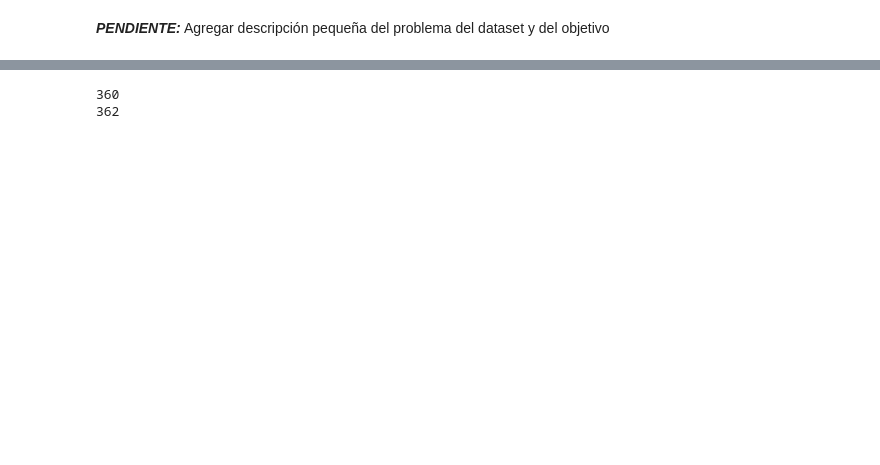
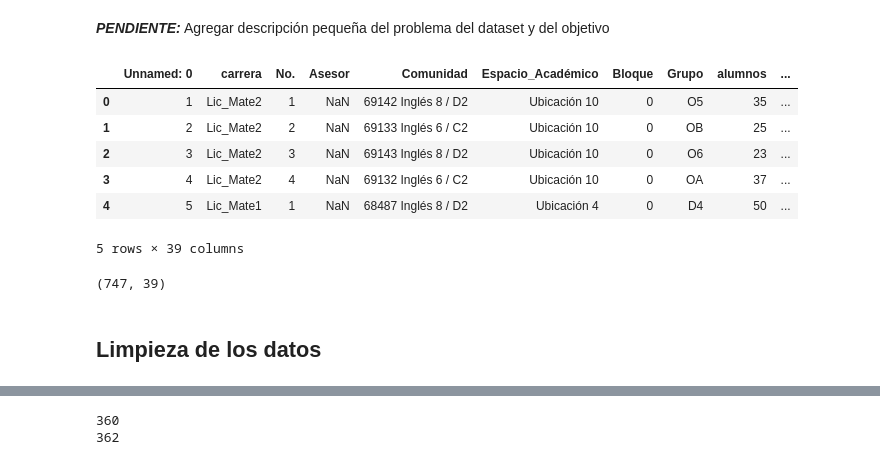
Before and after one commit to ArturoG1z/Proyecto-CyAD, a Jupyter notebook: Notebook/proyecto_modulo_3.ipynb, the cells around one changed output, grey strips where cells are left out. Cells and saved outputs as stored; diff of their text form; code cells hidden in the pictures; blank space fills up the shorter version.

```diff
--- a/Notebook/proyecto_modulo_3.ipynb
+++ b/Notebook/proyecto_modulo_3.ipynb
@@ -11,5 +9,22 @@ Mounted at /content/drive
 ***PENDIENTE:*** Agregar descripción pequeña del problema del dataset y del objetivo
 # %%
 import pandas as pd
-ruta = '/content/drive/MyDrive/Colab Notebooks/PROYECTO/data set con color.xlsx'
-df = pd.read_excel(ruta)
+# ruta = '/content/drive/MyDrive/Colab Notebooks/PROYECTO/data set con color.xlsx'
+ruta = './data set Proyecto.xlsx'
+df_original = pd.read_excel(ruta)
+# %%
+df_original.head()
+# %% [output]
+|  | Unnamed: 0 | carrera | No. | Asesor | Comunidad | Espacio_Académico | Bloque | Grupo | alumnos | ... |
+| 0 | 1 | Lic_Mate2 | 1 | NaN | 69142 Inglés 8 / D2 | Ubicación 10 | 0 | O5 | 35 | ... |
+| 1 | 2 | Lic_Mate2 | 2 | NaN | 69133 Inglés 6 / C2 | Ubicación 10 | 0 | OB | 25 | ... |
+| 2 | 3 | Lic_Mate2 | 3 | NaN | 69143 Inglés 8 / D2 | Ubicación 10 | 0 | O6 | 23 | ... |
+| 3 | 4 | Lic_Mate2 | 4 | NaN | 69132 Inglés 6 / C2 | Ubicación 10 | 0 | OA | 37 | ... |
+| 4 | 5 | Lic_Mate1 | 1 | NaN | 68487 Inglés 8 / D2 | Ubicación 4 | 0 | D4 | 50 | ... |
+5 rows × 39 columns
+# %%
+df_original.shape
+# %% [output]
+(747, 39)
+# %% [markdown]
+## Limpieza de los datos
```
Also changed, not shown: parts of 11 cells of this notebook.
